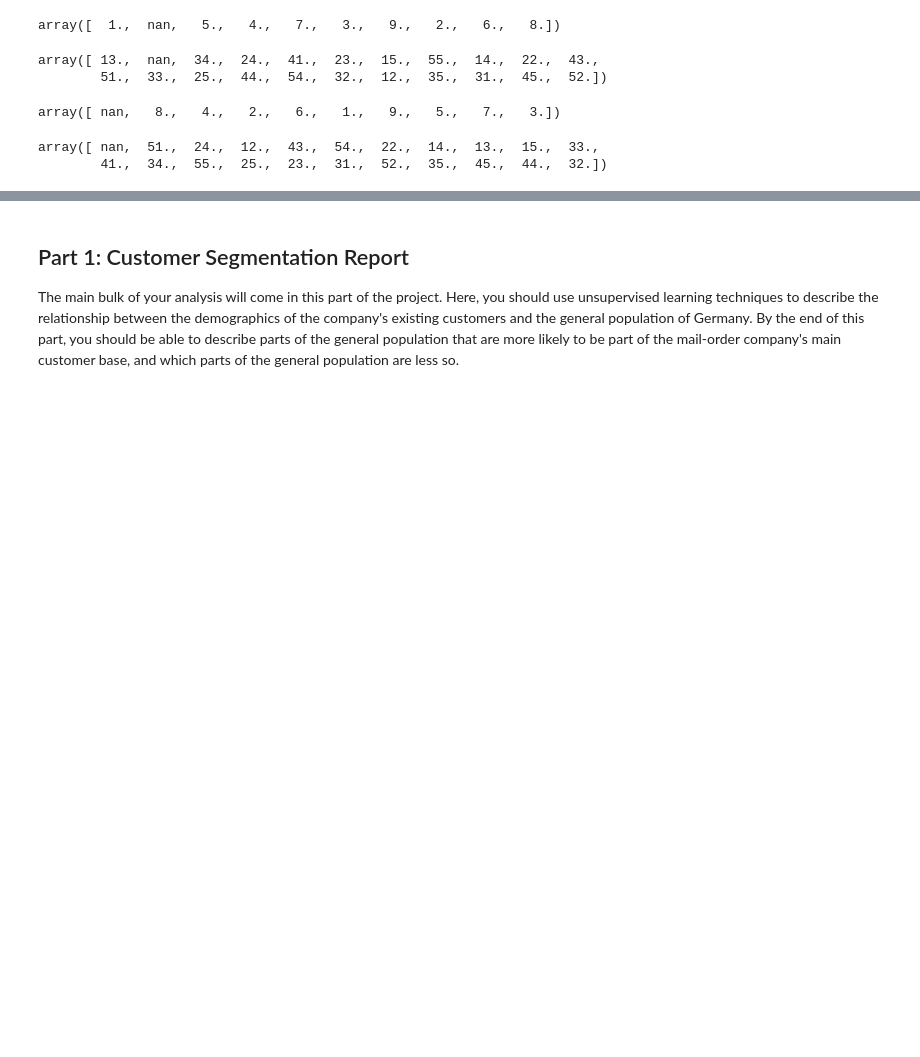
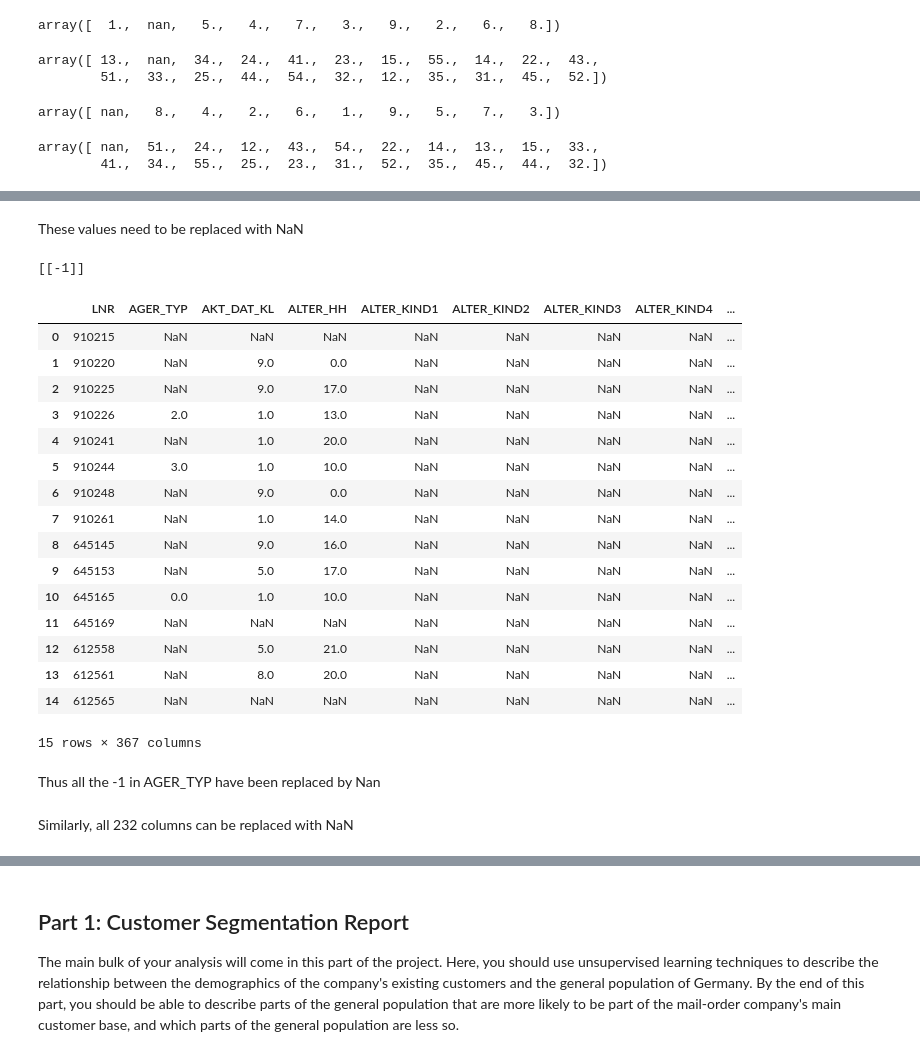
Before and after one commit to ksantosh95/Customer_Segmentation_Arvato, a Jupyter notebook: Arvato Project Workbook.ipynb, the cells around one changed output, grey strips where cells are left out. Saved outputs shown, nothing was run; the diff lists cells and outputs as text; code cells hidden in the pictures; blank space fills up the shorter version.

```diff
--- a/Arvato Project Workbook.ipynb
+++ b/Arvato Project Workbook.ipynb
@@ -262,0 +422,51 @@ array([ nan,  51.,  24.,  12.,  43.,  54.,  22.,  14.,  13.,  15.,  33.,
+# %% [markdown]
+These values need to be replaced with NaN
+# %%
+def get_unknown(attrib, unknown_attribute_values):
+    """Returns the representation of unknown values"""
+
+    unknown = unknown_attribute_values[unknown_attribute_values["Attribute"] == attrib]["Value"]
+    unknown = unknown.astype(str).str.cat(sep=",")
+    unknown = [int(x) for x in unknown.split(",")]
+
+    return [unknown]
+# %%
+ager_typ_unknown = get_unknown("AGER_TYP", unkown_attributes_values)
+
+print(ager_typ_unknown)
+# %% [output]
+[[-1]]
+# %%
+def replace_unknown_with_nan(val, unknown):
+    """Replaces unknown values with np.nan values if the value mathes with the unknown representation"""
+    if val in unknown:
+        return np.nan
+    else:
+        return val
+# %%
+azdias["AGER_TYP"] = azdias["AGER_TYP"].apply(replace_unknown_with_nan, args=(ager_typ_unknown))
+# %%
+
+azdias.head(15)
+# %% [output]
+|  | LNR | AGER_TYP | AKT_DAT_KL | ALTER_HH | ALTER_KIND1 | ALTER_KIND2 | ALTER_KIND3 | ALTER_KIND4 | ... |
+| 0 | 910215 | NaN | NaN | NaN | NaN | NaN | NaN | NaN | ... |
+| 1 | 910220 | NaN | 9.0 | 0.0 | NaN | NaN | NaN | NaN | ... |
+| 2 | 910225 | NaN | 9.0 | 17.0 | NaN | NaN | NaN | NaN | ... |
+| 3 | 910226 | 2.0 | 1.0 | 13.0 | NaN | NaN | NaN | NaN | ... |
+| 4 | 910241 | NaN | 1.0 | 20.0 | NaN | NaN | NaN | NaN | ... |
+| 5 | 910244 | 3.0 | 1.0 | 10.0 | NaN | NaN | NaN | NaN | ... |
+| 6 | 910248 | NaN | 9.0 | 0.0 | NaN | NaN | NaN | NaN | ... |
+| 7 | 910261 | NaN | 1.0 | 14.0 | NaN | NaN | NaN | NaN | ... |
+| 8 | 645145 | NaN | 9.0 | 16.0 | NaN | NaN | NaN | NaN | ... |
+| 9 | 645153 | NaN | 5.0 | 17.0 | NaN | NaN | NaN | NaN | ... |
+| 10 | 645165 | 0.0 | 1.0 | 10.0 | NaN | NaN | NaN | NaN | ... |
+| 11 | 645169 | NaN | NaN | NaN | NaN | NaN | NaN | NaN | ... |
+| 12 | 612558 | NaN | 5.0 | 21.0 | NaN | NaN | NaN | NaN | ... |
+| 13 | 612561 | NaN | 8.0 | 20.0 | NaN | NaN | NaN | NaN | ... |
+| 14 | 612565 | NaN | NaN | NaN | NaN | NaN | NaN | NaN | ... |
+15 rows × 367 columns
+# %% [markdown]
+Thus all the -1 in AGER_TYP have been replaced by Nan
+# %% [markdown]
+Similarly, all 232 columns can be replaced with NaN
```
Also changed, not shown: parts of 45 cells of this notebook.
